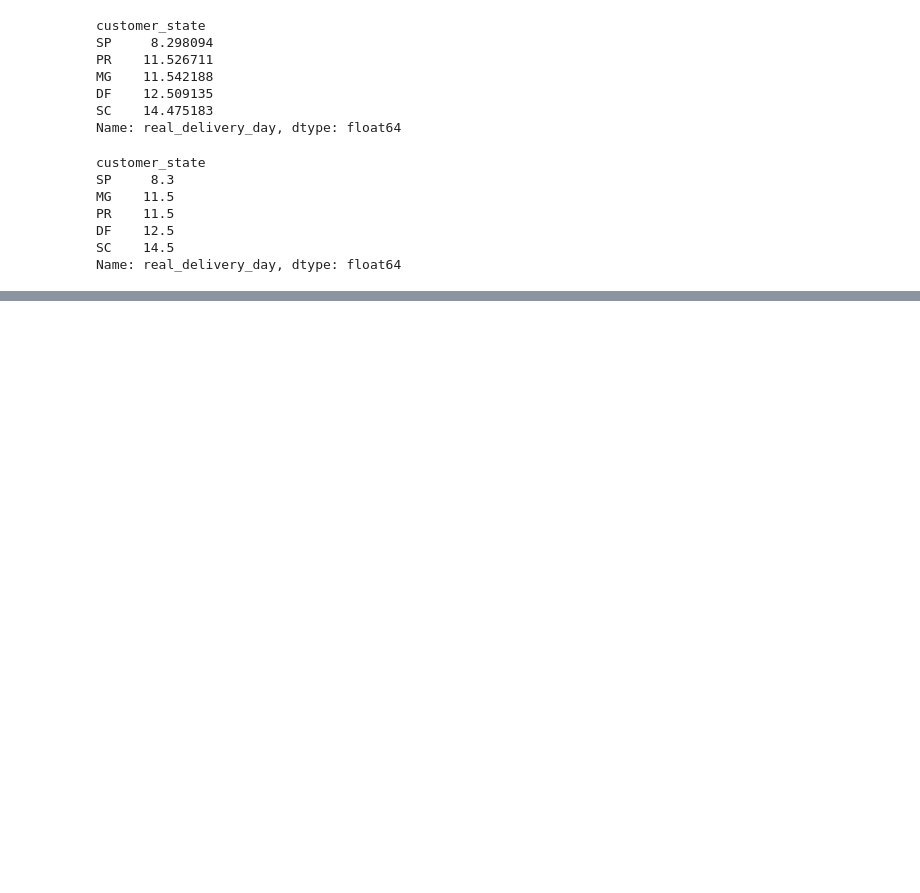
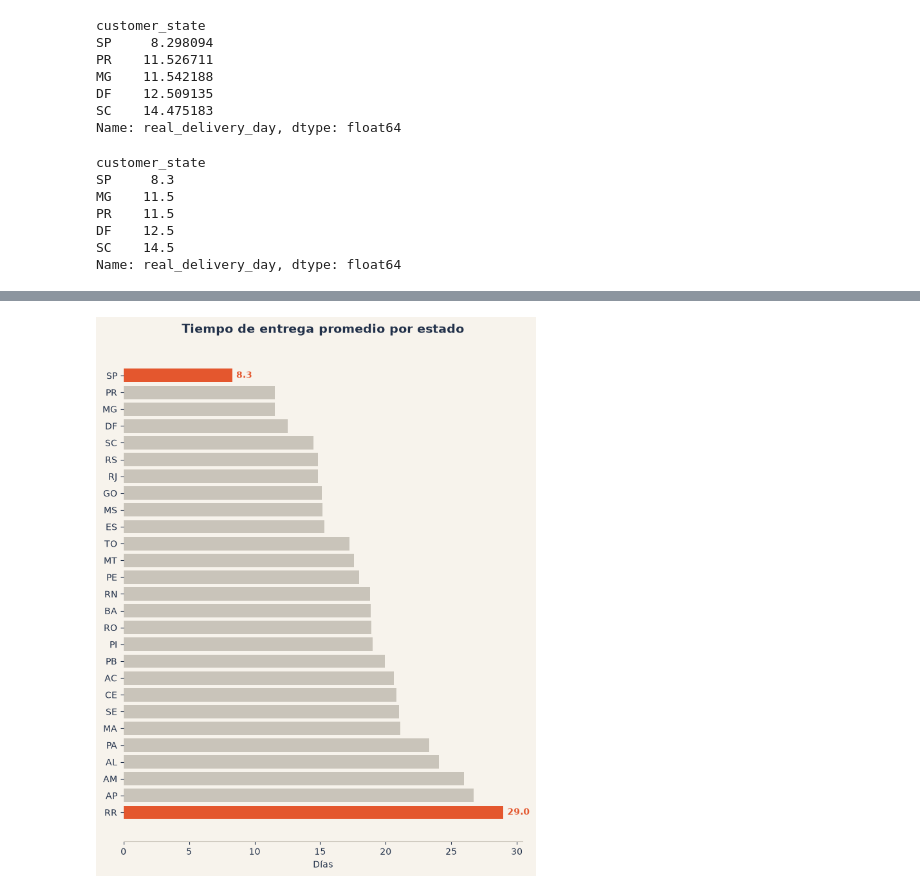
Before and after one commit to amyzambprac/proyecto-brazilian-ecommerce, a Jupyter notebook: Brazilian_proyect_ecommerce.ipynb, the cells around one changed output, grey strips where cells are left out. Saved outputs shown, nothing was run; the diff lists cells and outputs as text; code cells hidden in the pictures; blank space fills up the shorter version.

```diff
--- a/Brazilian_proyect_ecommerce.ipynb
+++ b/Brazilian_proyect_ecommerce.ipynb
@@ -196,0 +259,2 @@ display(dim_customers.head(3))
+# %%
+plt.rcParams['text.color'] = TEXT
@@ -196,0 +405,4 @@ display(dim_customers.head(3))
+# %%
+fig1
+# %% [output]
+[figure, added]
```
Also changed, not shown: parts of 49 cells of this notebook.
